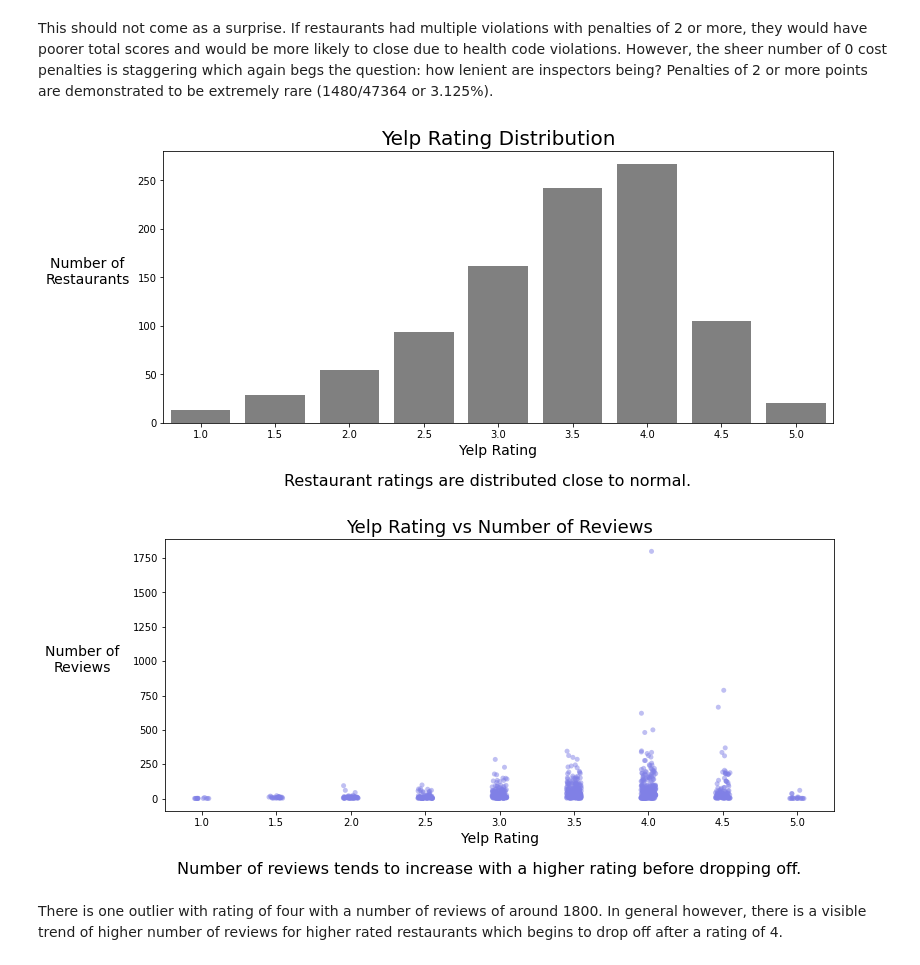
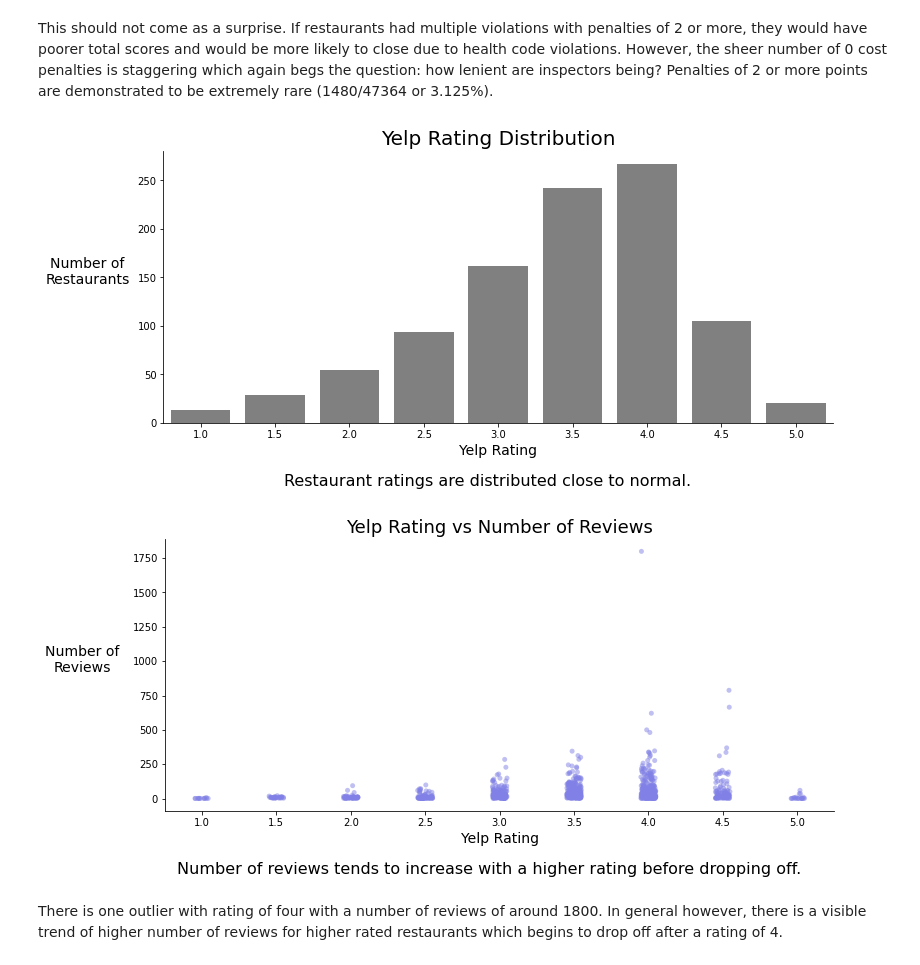
Before and after one commit to COGS108/individual_sp20, a Jupyter notebook: final_project/FinalProject_student-of.ipynb, the cells around one changed output. Cells and saved outputs as stored; diff of their text form; code cells hidden in the pictures.

```diff
--- a/final_project/FinalProject_student-of.ipynb
+++ b/final_project/FinalProject_student-of.ipynb
@@ -476,16 +483,20 @@ This should not come as a surprise. If restaurants had multiple violations with
 # %%
 yelp_review_plot = sns.countplot(final_restaurant_df["rating"], color="grey")
 yelp_review_plot.set_xlabel("Yelp Rating", fontsize=14)
 yelp_review_plot.set_ylabel("Number of\nRestaurants", rotation=0, labelpad=50, fontsize=14)
 yelp_review_plot.set_title("Yelp Rating Distribution", fontsize=20)
 
+
+
 caption = "Restaurant ratings are distributed close to normal."
 plt.figtext(0.5, -0.05, caption, wrap=True, horizontalalignment='center', fontsize=16);
 
-penalty_plot = plt.gcf()
-penalty_plot.set_size_inches(12, 5, forward=True)
+yelp_review_plot = plt.gcf()
+yelp_review_plot.set_size_inches(12, 5, forward=True)
+
+sns.despine(yelp_review_plot)
 # %% [output]
-[figure, old version]
+[figure, new version]
 # %%
 rating_review_count_plot = sns.stripplot(x="rating", y="review_count", data=final_restaurant_df, color=[0.5, 0.5, 0.9], linewidth=0, alpha=0.5)
 rating_review_count_plot.set_xlabel("Yelp Rating", fontsize=14)
@@ -495,10 +506,12 @@ rating_review_count_plot.set_title("Yelp Rating vs Number of Reviews", fontsize=
 caption = "Number of reviews tends to increase with a higher rating before dropping off."
 plt.figtext(0.5, -0.05, caption, wrap=True, horizontalalignment='center', fontsize=16);
 
-penalty_plot = plt.gcf()
-penalty_plot.set_size_inches(12, 5, forward=True)
+rating_review_count_plot = plt.gcf()
+rating_review_count_plot.set_size_inches(12, 5, forward=True)
+
+sns.despine(rating_review_count_plot)
 # %% [output]
-[figure, old version]
+[figure, new version]
 # %% [markdown]
 There is one outlier with rating of four with a number of reviews of around 1800. In general however, there is a visible trend of higher number of reviews for higher rated restaurants which begins to drop off after a rating of 4.
 # %%
```
Also changed, not shown: parts of 38 cells of this notebook.
